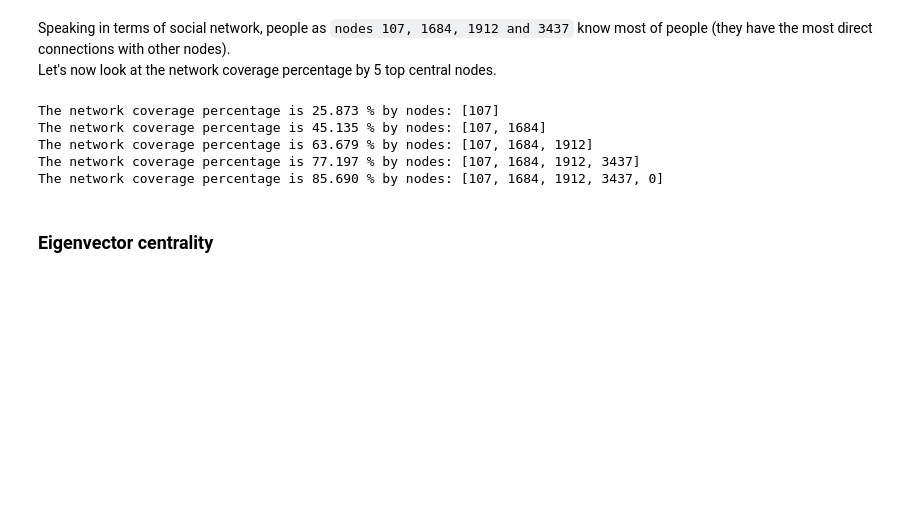
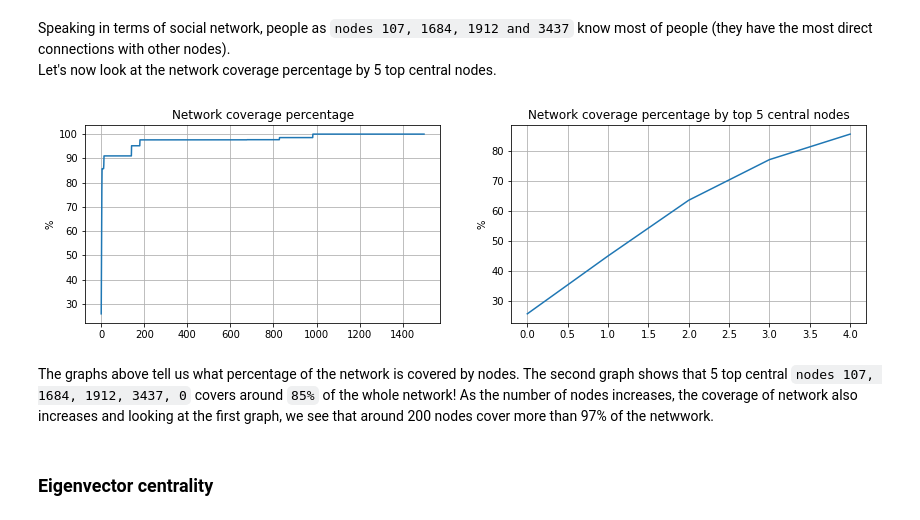
Before and after one commit to Dosann/Social-network-analysis, a Jupyter notebook: Untitled.ipynb, the cells around one changed output. Saved outputs shown, nothing was run; the diff lists cells and outputs as text; code cells hidden in the pictures; blank space fills up the shorter version.

Commit message:
network coverage percentage

```diff
--- a/Untitled.ipynb
+++ b/Untitled.ipynb
@@ -36,7 +36,8 @@ plt.show()
 # %%
 degree_centrality_df = pd.DataFrame(nx.degree_centrality(network).items(),
                                        columns=['node', 'degree_centrality'])
-degree_top_5 = degree_centrality_df.sort_values('degree_centrality', ascending=False).head(5)
+degree_sorted = degree_centrality_df.sort_values('degree_centrality', ascending=False)
+degree_top_5 = degree_sorted.head(5)
 degree_top_5
 # %% [output]
 |  | node | degree_centrality |
@@ -58,19 +59,30 @@ Speaking in terms of social network, people as `nodes 107, 1684, 1912 and 3437`
 Let's now look at the network coverage percentage by 5 top central nodes.
 # %%
 neighbors_set = set()
-nodes_pair = list()
-for central_node in degree_top_5.node.values:
+network_coverage_percentage_list = list()
+
+for central_node in degree_sorted.node.values:
     neighbors_set = neighbors_set.union(set(network[central_node]))
     network_coverage_percentage = len(neighbors_set) / n * 100
-
-    nodes_pair.append(central_node)
-    print(f'The network coverage percentage is {network_coverage_percentage:.3f} % by nodes: {nodes_pair}')
+    network_coverage_percentage_list.append(network_coverage_percentage)
-# %% [output]
-The network coverage percentage is 25.873 % by nodes: [107]
-The network coverage percentage is 45.135 % by nodes: [107, 1684]
-The network coverage percentage is 63.679 % by nodes: [107, 1684, 1912]
-The network coverage percentage is 77.197 % by nodes: [107, 1684, 1912, 3437]
-The network coverage percentage is 85.690 % by nodes: [107, 1684, 1912, 3437, 0]
+# %%
+plt.figure(figsize=(14, 8))
+
+plt.subplot(221)
+plt.plot(network_coverage_percentage_list[:1500])
+plt.title('Network coverage percentage')
+plt.ylabel('%')
+plt.grid(True)
+
+plt.subplot(222)
+plt.plot(network_coverage_percentage_list[:5])
+plt.title('Network coverage percentage by top 5 central nodes')
+plt.ylabel('%')
+plt.grid(True)
+# %% [output]
+[figure, added]
+# %% [markdown]
+The graphs above tell us what percentage of the network is covered by nodes. The second graph shows that 5 top central `nodes 107, 1684, 1912, 3437, 0` covers around `85%` of the whole network! As the number of nodes increases, the coverage of network also increases and looking at the first graph, we see that around 200 nodes cover more than 97% of the netwwork.
 # %% [markdown]
 ### Eigenvector centrality
 # %%
```
